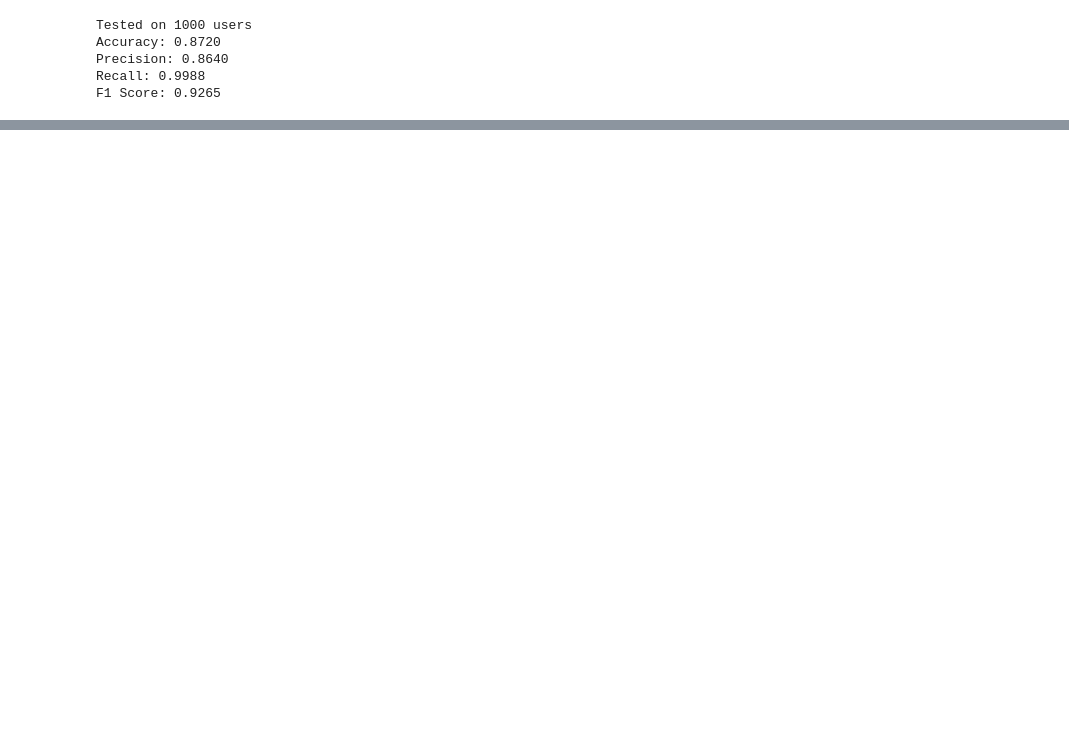
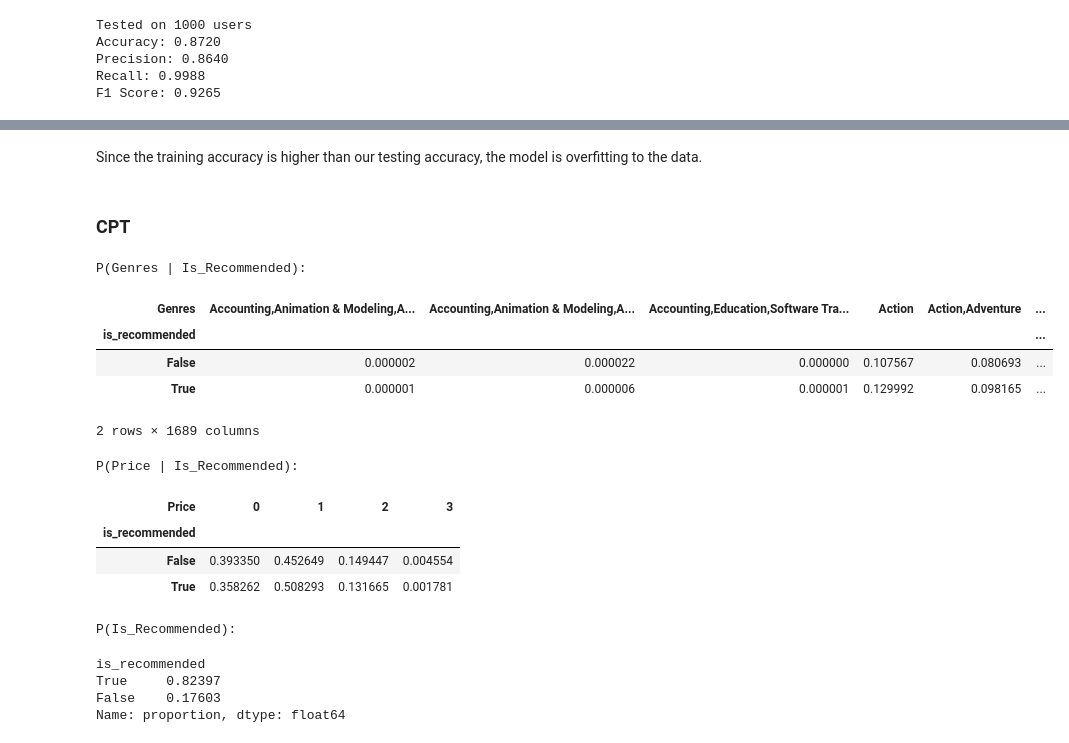
Before and after one commit to derricknguyen12/cse150a_project, a Jupyter notebook: proj.ipynb, the cells around one changed output, grey strips where cells are left out. Drawn from its saved outputs; the diff is of its cells as text; code cells hidden in the pictures; blank space fills up the shorter version.

```diff
--- a/proj.ipynb
+++ b/proj.ipynb
@@ -517,3 +567,54 @@ F1 Score: 0.9265
+# %% [markdown]
+Since the training accuracy is higher than our testing accuracy, the model is overfitting to the data.
+# %% [markdown]
+### CPT
+# %%
+import pandas as pd
+import numpy as np
+
+
+# 1. Calculate P(Genres | Is_Recommended)
+# Group by 'Is_Recommended' and 'Genres', count occurrences
+genre_counts = merged_df.groupby(['is_recommended', 'Genres']).size().unstack(fill_value=0)
+
+# Normalize by the total counts within each 'Is_Recommended' group to get probabilities
+genre_probabilities = genre_counts.div(genre_counts.sum(axis=1), axis=0)
+
+# 2. Calculate P(Price | Is_Recommended)
+# Group by 'Is_Recommended' and 'Price', count occurrences
+price_counts = df.groupby(['is_recommended', 'Price']).size().unstack(fill_value=0)
+
+# Normalize by the total counts within each 'Is_Recommended' group to get probabilities
+price_probabilities = price_counts.div(price_counts.sum(axis=1), axis=0)
+
+# 3. Calculate P(Is_Recommended)
+# Count the total occurrences of 0 and 1 for 'Is_Recommended' and normalize
+is_recommended_counts = df['is_recommended'].value_counts(normalize=True)
+
+# Show the results
+print("P(Genres | Is_Recommended):")
+display(genre_probabilities)
+print("\nP(Price | Is_Recommended):")
+display(price_probabilities)
+print("\nP(Is_Recommended):")
+display(is_recommended_counts)
+# %% [output]
+P(Genres | Is_Recommended):
+| Genres | Accounting,Animation & Modeling,A... | Accounting,Animation & Modeling,A... | Accounting,Education,Software Tra... | Action | Action,Adventure | ... |
+| is_recommended |  |  |  |  |  | ... |
+| False | 0.000002 | 0.000022 | 0.000000 | 0.107567 | 0.080693 | ... |
+| True | 0.000001 | 0.000006 | 0.000001 | 0.129992 | 0.098165 | ... |
+2 rows × 1689 columns
+P(Price | Is_Recommended):
+| Price | 0 | 1 | 2 | 3 |
+| is_recommended |  |  |  |  |
+| False | 0.393350 | 0.452649 | 0.149447 | 0.004554 |
+| True | 0.358262 | 0.508293 | 0.131665 | 0.001781 |
+P(Is_Recommended):
+is_recommended
+True     0.82397
+False    0.17603
+Name: proportion, dtype: float64
 # %%
 initial_probs = model.startprob_  # Probability of starting in each hidden state
 print("Initial State Probabilities:", initial_probs)
```
Also changed, not shown: parts of 17 cells of this notebook.
